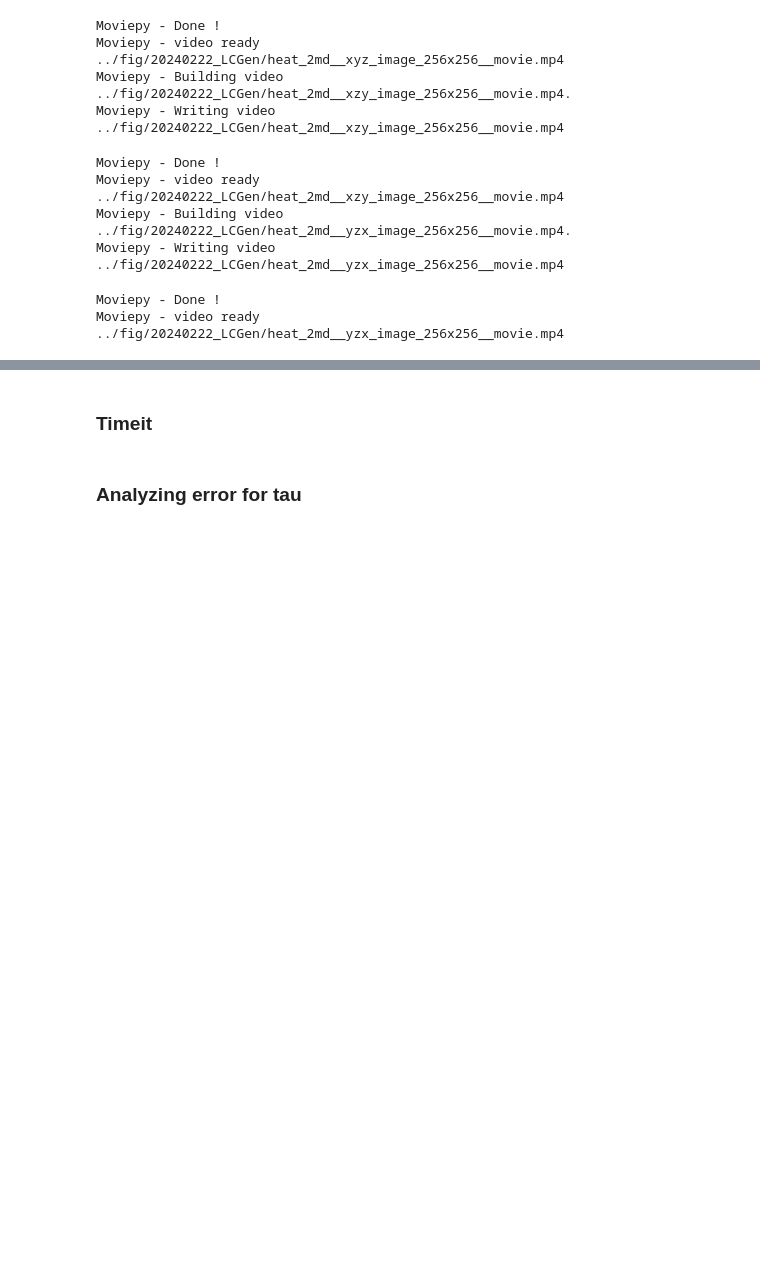
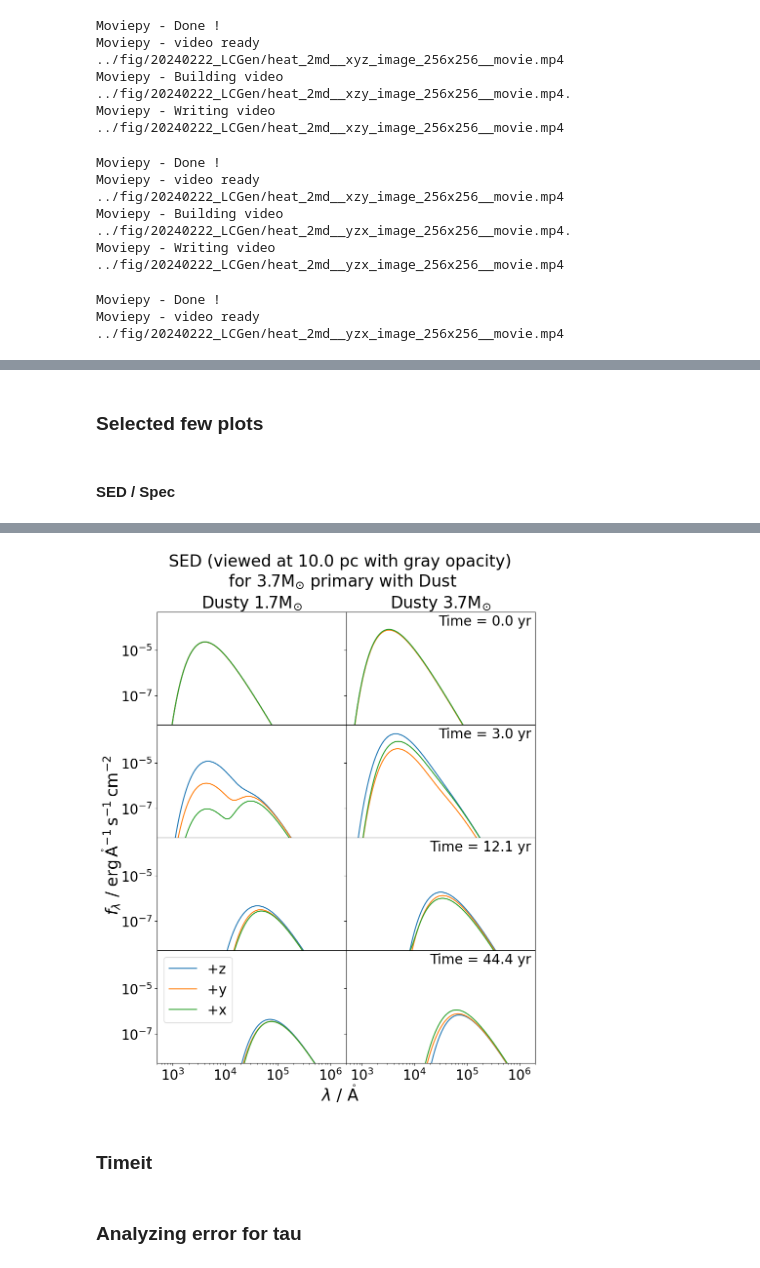
Before and after one commit to chunliangmu/RTinCEE-scripts-2024, a Jupyter notebook: script_LCGen_analysis.ipynb, the cells around one changed output, grey strips where cells are left out. Saved outputs shown, nothing was run; the diff lists cells and outputs as text; code cells hidden in the pictures; blank space fills up the shorter version.

```diff
--- a/script_LCGen_analysis.ipynb
+++ b/script_LCGen_analysis.ipynb
@@ -740,10 +832,10 @@ Moviepy - video ready ../fig/20240222_LCGen/heat_2md__yzx_image_256x256__movie.m
 if __name__ == '__main__':
     no_xy_txt = "256x256"
     job_nickname = '4md'
-    for xyz in ['xyz', 'xzy', 'zyx']:
+    for xyz in ['xyz', 'xzy', 'yzx']:
         input_dir = f'../fig/20240222_LCGen/{no_xy_txt}/'
         output_dir= f'../fig/20240222_LCGen/'
-        for mode in ['I', 'contr']:
+        for mode in ['image', 'contr']:
             fps1, outfilenames1 =  6, [f"{input_dir}heat_{job_nickname}_{i:05d}_{xyz}_{mode}_256x256.png" for i in range(0, 17600+1, 100)]
             moviefilename = f'{output_dir}heat_{job_nickname}__{xyz}_{mode}_{no_xy_txt}__movie.mp4'
             with ImageSequenceClip(outfilenames1, fps=fps1) as vid1:
@@ -775,0 +861,74 @@ Moviepy - video ready ../fig/20240222_LCGen/heat_4md__zyx_contr_256x256__movie.m
+# %% [markdown]
+### Selected few plots
+# %%
+# tbp = to be plotted
+file_indexes_tbp = [0, 1200, 4800, 17600]
+job_nicknames = ['2md', '4md']
+out_savename = get_out_savename(job_nicknames)
+# %% [markdown]
+#### SED / Spec
+# %%
+if __name__ == '__main__':
+
+
+    spec_dist = 10 * units.parsec
+    unit_flux = (units.erg / units.s / units.cm**2) / units.angstrom
+
+    plt.close('all')
+    nrow, ncol = len(file_indexes_tbp), len(job_nicknames)
+    fig, axes = plt.subplots(nrow, ncol, figsize=(10, 12), sharex=True, sharey=True)
+    fig.subplots_adjust(hspace=0.0, wspace=0.0)
+
+    for ifile, file_index in enumerate(file_indexes_tbp):
+        for ijob, job_nickname in enumerate(job_nicknames):
+            irow, icol = ifile, ijob
+            ax = axes[ifile, ijob]
+
+            job_profile = JOB_PROFILES_DICT[job_nickname]
+            job_name    = job_profile['job_name']
+
+            data_full = mupl.hdf5_load(f"{interm_dir}{job_nickname}_{file_index:05d}.lcgen.{no_xy_txt}.hdf5")
+            xyzs_list = list(data_full.keys()).copy() if xyzs_list is None else xyzs_list
+
+
+            for xyzs in xyzs_list:
+                data = data_full[xyzs]
+                # fixing rads unit
+                L_wavs = data['L_wavs']
+                wavlens = data['wavlens']
+                y = (L_wavs/(4*pi*spec_dist**2)).to(unit_flux)
+                x = wavlens.to(units.angstrom)
+                ax.loglog(x, y, label=f"+{xyzs[2]}")
+
+            if irow == 0:
+                ax.set_title(job_profile['name'])
+            # if irow == nrow-1:
+            #     ax.set_xlabel(f"$\\lambda$ / {x.unit.to_string('latex_inline')}")
+            # if icol == 0 and irow == nrow//2:
+            #     ax.set_ylabel(f"$f_{{\\lambda}}$ / {y.unit.to_string('latex_inline')}")
+            ax.set_xlim(5e2, 2e6)
+            ax.set_ylim(5e-9, 5e-4)
+            if icol == ncol-1:
+                ax.text(
+                    0.98, 0.98,
+                    f"Time = {data['time']:.1f}\n",
+                    #color = "black",
+                    ha = 'right', va = 'top',
+                    transform=ax.transAxes,
+                )
+            elif icol == 0 and irow == nrow-1:
+                ax.legend()
+
+
+    outfilename_noext = f"{output_dir}Spec_{no_xy_txt}"
+
+    fig.supxlabel(f"$\\lambda$ / {x.unit.to_string('latex_inline')}", y=0.04)
+    fig.supylabel(f"$f_{{\\lambda}}$ / {y.unit.to_string('latex_inline')}", x=0.01)
+
+    fig.savefig(f"{outfilename_noext}.pdf")
+    print(f"Saved to {outfilename_noext}.pdf")
+
+    fig.suptitle(f"SED (viewed at {spec_dist:.1f} with gray opacity)")
+    fig.savefig(f"{outfilename_noext}.png")
+    print(f"Saved to {outfilename_noext}.png")
+# %% [output]
@@ -776,3 +953,4 @@ Moviepy - video ready ../fig/20240222_LCGen/heat_4md__zyx_contr_256x256__movie.m
+[figure, added]
 # %% [markdown]
 ### Timeit
 # %%
```
Also changed, not shown: parts of 16 cells of this notebook, 3 other files.
